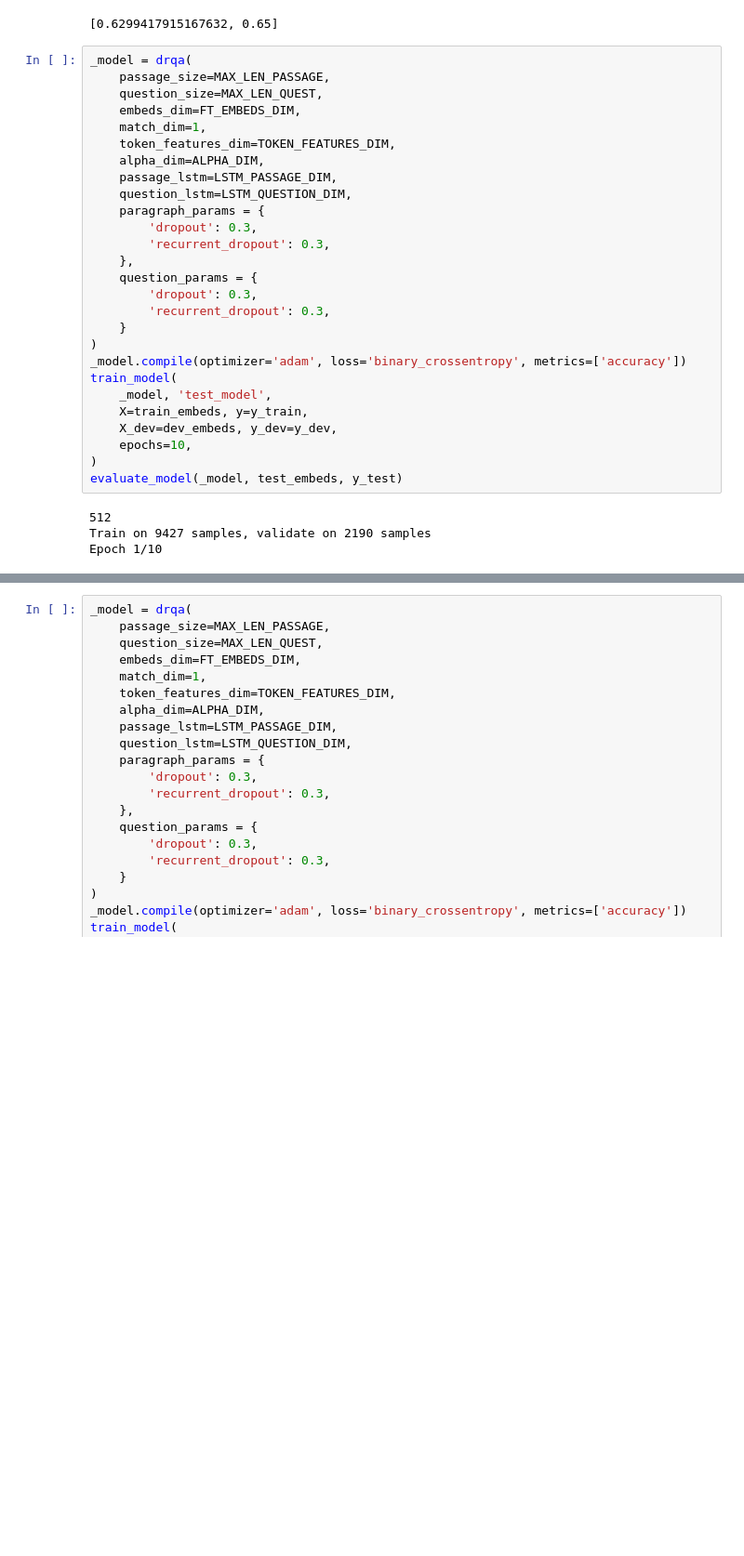
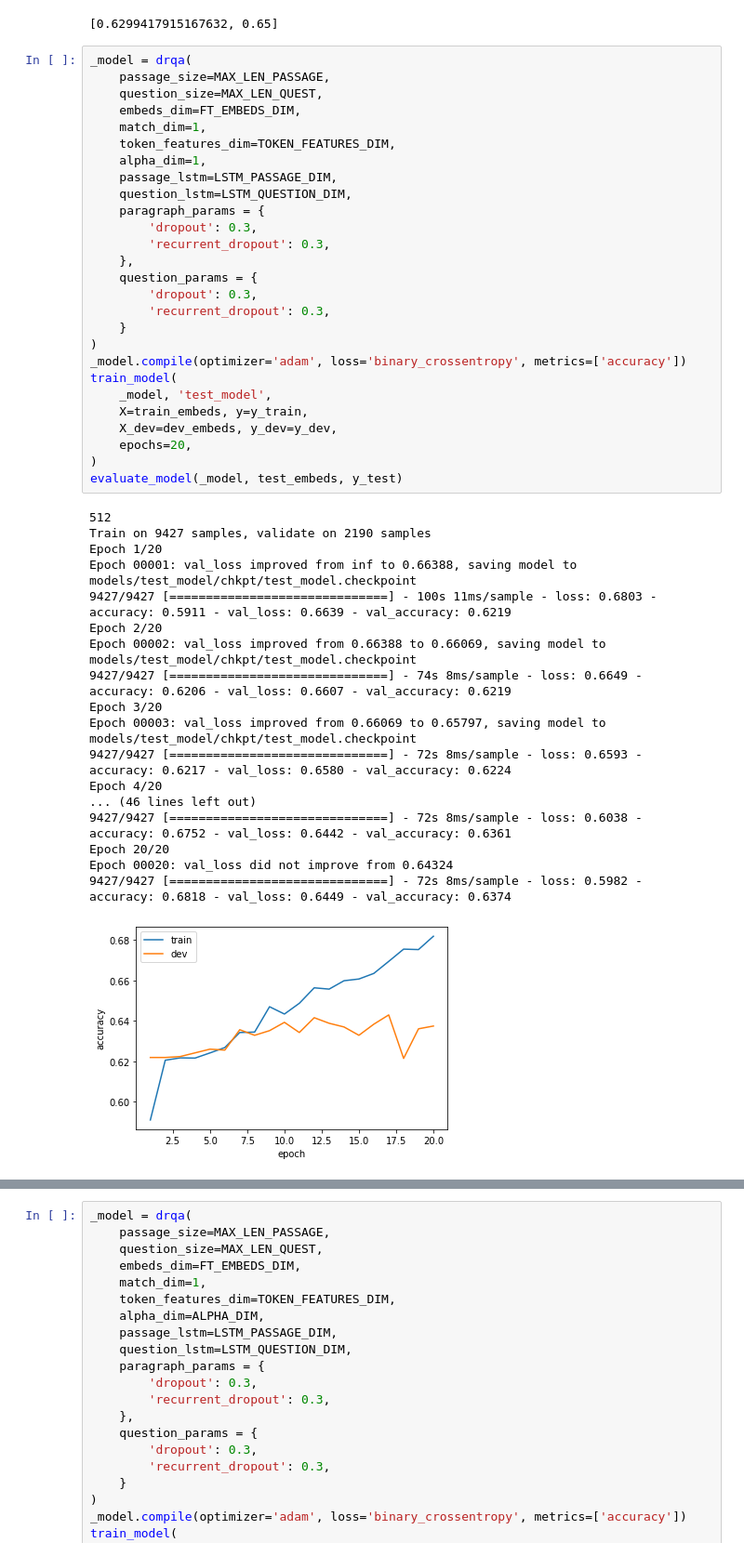
Before and after one commit to litdarya/nlp_tasks, a Jupyter notebook: hw_2/hw2.ipynb, the cells around one changed output, grey strips where cells are left out. Shown at 93% size. Cells and saved outputs as stored; diff of their text form; blank space fills up the shorter version.

```diff
--- a/hw_2/hw2.ipynb
+++ b/hw_2/hw2.ipynb
@@ -1342,31 +1342,46 @@ Epoch 00020: val_loss did not improve from 0.64308
 # %%
 _model = drqa(
     passage_size=MAX_LEN_PASSAGE,
     question_size=MAX_LEN_QUEST,
     embeds_dim=FT_EMBEDS_DIM,
     match_dim=1,
     token_features_dim=TOKEN_FEATURES_DIM,
-    alpha_dim=ALPHA_DIM,
+    alpha_dim=1,
     passage_lstm=LSTM_PASSAGE_DIM,
     question_lstm=LSTM_QUESTION_DIM,
     paragraph_params = {
         'dropout': 0.3,
         'recurrent_dropout': 0.3,
     },
     question_params = {
         'dropout': 0.3,
         'recurrent_dropout': 0.3,
     }
 )
 _model.compile(optimizer='adam', loss='binary_crossentropy', metrics=['accuracy'])
 train_model(
     _model, 'test_model',
     X=train_embeds, y=y_train,
     X_dev=dev_embeds, y_dev=y_dev,
-    epochs=10,
+    epochs=20,
 )
 evaluate_model(_model, test_embeds, y_test)
 # %% [output]
 512
 Train on 9427 samples, validate on 2190 samples
-Epoch 1/10
+Epoch 1/20
+Epoch 00001: val_loss improved from inf to 0.66388, saving model to models/test_model/chkpt/test_model.checkpoint
+9427/9427 [==============================] - 100s 11ms/sample - loss: 0.6803 - accuracy: 0.5911 - val_loss: 0.6639 - val_accuracy: 0.6219
+Epoch 2/20
+Epoch 00002: val_loss improved from 0.66388 to 0.66069, saving model to models/test_model/chkpt/test_model.checkpoint
+9427/9427 [==============================] - 74s 8ms/sample - loss: 0.6649 - accuracy: 0.6206 - val_loss: 0.6607 - val_accuracy: 0.6219
+Epoch 3/20
+Epoch 00003: val_loss improved from 0.66069 to 0.65797, saving model to models/test_model/chkpt/test_model.checkpoint
+9427/9427 [==============================] - 72s 8ms/sample - loss: 0.6593 - accuracy: 0.6217 - val_loss: 0.6580 - val_accuracy: 0.6224
+Epoch 4/20
+... (46 lines left out)
+9427/9427 [==============================] - 72s 8ms/sample - loss: 0.6038 - accuracy: 0.6752 - val_loss: 0.6442 - val_accuracy: 0.6361
+Epoch 20/20
+Epoch 00020: val_loss did not improve from 0.64324
+9427/9427 [==============================] - 72s 8ms/sample - loss: 0.5982 - accuracy: 0.6818 - val_loss: 0.6449 - val_accuracy: 0.6374
+[figure, added]
```
Also changed, not shown: parts of 2 cells of this notebook.
